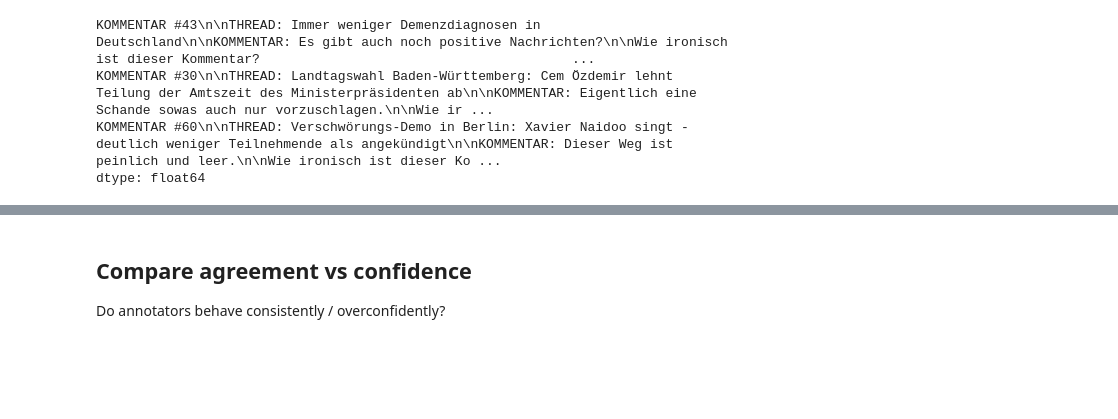
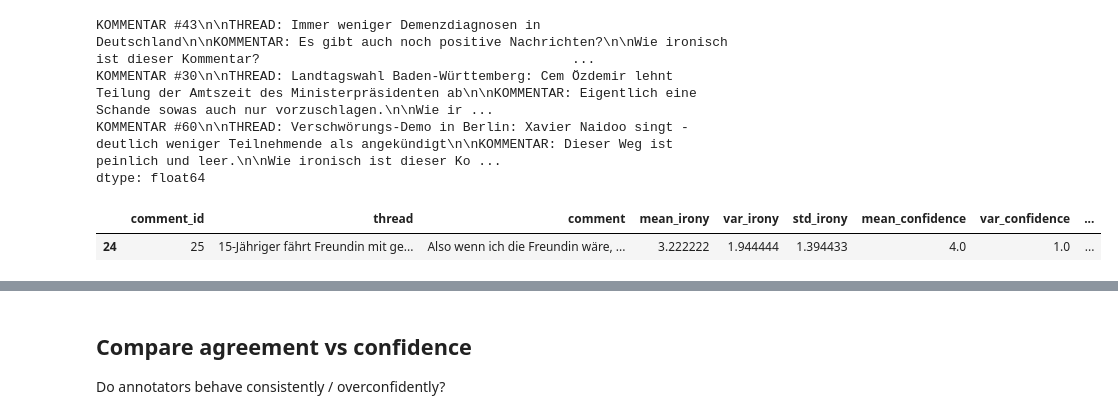
Before and after one commit to sevenbanisch/KIT-KI-Seminar, a Jupyter notebook: irony-llm/evaluate_human_annotations.ipynb, the cells around one changed output, grey strips where cells are left out. Saved outputs shown, nothing was run; the diff lists cells and outputs as text; code cells hidden in the pictures; blank space fills up the shorter version.

```diff
--- a/irony-llm/evaluate_human_annotations.ipynb
+++ b/irony-llm/evaluate_human_annotations.ipynb
@@ -354,3 +354,10 @@ KOMMENTAR #43\n\nTHREAD: Immer weniger Demenzdiagnosen in Deutschland\n\nKOMMENT
 KOMMENTAR #30\n\nTHREAD: Landtagswahl Baden-Württemberg: Cem Özdemir lehnt Teilung der Amtszeit des Ministerpräsidenten ab\n\nKOMMENTAR: Eigentlich eine Schande sowas auch nur vorzuschlagen.\n\nWie ir ...
 KOMMENTAR #60\n\nTHREAD: Verschwörungs-Demo in Berlin: Xavier Naidoo singt - deutlich weniger Teilnehmende als angekündigt\n\nKOMMENTAR: Dieser Weg ist peinlich und leer.\n\nWie ironisch ist dieser Ko ...
 dtype: float64
+# %%
+display(comment_stats_df[comment_stats_df["comment_id"] == 25])
+display(comment_stats_df[comment_stats_df["comment_id"] == 33])
+display(comment_stats_df[comment_stats_df["comment_id"] == 15])
+# %% [output]
+|  | comment_id | thread | comment | mean_irony | var_irony | std_irony | mean_confidence | var_confidence | ... |
+| 24 | 25 | 15-Jähriger fährt Freundin mit ge... | Also wenn ich die Freundin wäre, ... | 3.222222 | 1.944444 | 1.394433 | 4.0 | 1.0 | ... |
```
Also changed, not shown: parts of 11 cells of this notebook, 6 other files.
